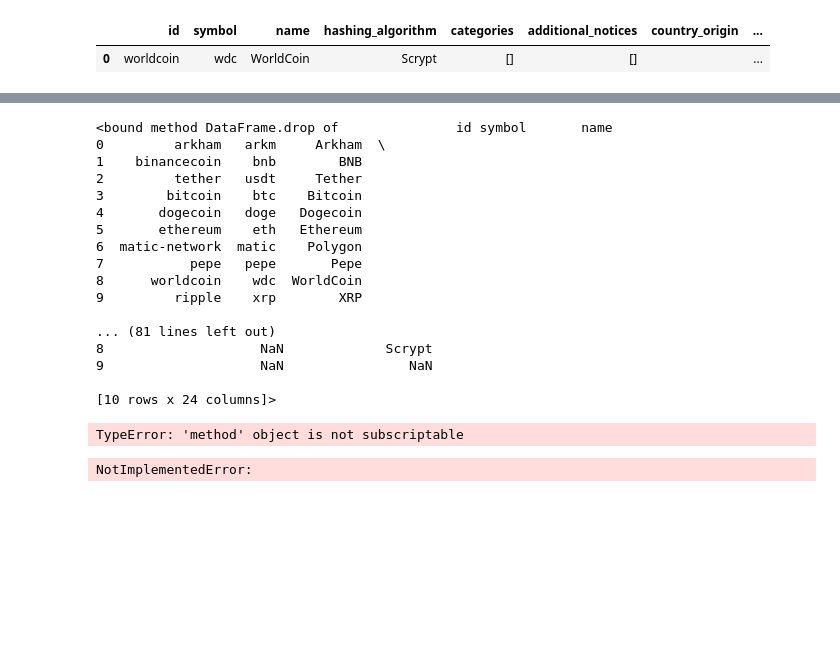
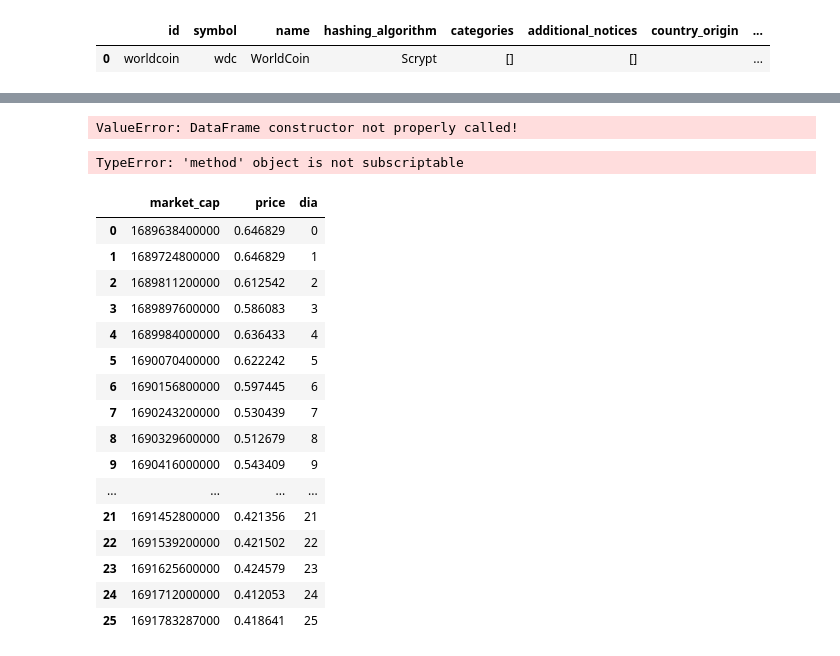
Before and after one commit to NahuVidales/CryptoDataAnalytics, a Jupyter notebook: ETL.ipynb, the cells around one changed output, grey strips where cells are left out. Cells and saved outputs as stored; diff of their text form; code cells hidden in the pictures; blank space fills up the shorter version.

```diff
--- a/ETL.ipynb
+++ b/ETL.ipynb
@@ -282,7 +282,7 @@ pepe
 # %%
 
 # Ruta del archivo JSON
-json_path_usdt = r'C:\Users\Admin\Documents\GitHub\CryptoDataAnalytics\Dataset JSON\informacion general\usdt.json'
+json_path_usdt = r'Dataset JSON/informacion general/usdt.json'
 
 # Cargar el contenido del archivo JSON
 with open(json_path_usdt, 'rb') as file:
@@ -323,7 +323,7 @@ usdt
 # %%
 
 # Ruta del archivo JSON
-json_path_worldcoin = r'C:\Users\Admin\Documents\GitHub\CryptoDataAnalytics\Dataset JSON\informacion general\worldcoin.json'
+json_path_worldcoin = r'Dataset JSON/informacion general/worldcoin.json'
 
 # Cargar el contenido del archivo JSON
 with open(json_path_worldcoin, 'rb') as file:
@@ -364,7 +364,7 @@ worldcoin
 # %%
 
 # Ruta del archivo JSON
-json_path_xrp = r'C:\Users\Admin\Documents\GitHub\CryptoDataAnalytics\Dataset JSON\informacion general\xrp.json'
+json_path_xrp = r'Dataset JSON/informacion general/xrp.json'
 
 # Cargar el contenido del archivo JSON
 with open(json_path_xrp, 'rb') as file:
@@ -417,26 +417,10 @@ combined_crip = combined_crip[combined_crip.columns.drop(list(combined_crip.filt
 combined_crip = combined_crip.drop
 
 
-# Mostrar el DataFrame combinado
-combined_crip
+#Convertimos combined_crip en un dataframe de pandas
+combined_crip = pd.DataFrame(combined_crip)
 # %% [output]
-<bound method DataFrame.drop of               id symbol       name
-0         arkham   arkm     Arkham  \
-1    binancecoin    bnb        BNB
-2         tether   usdt     Tether
-3        bitcoin    btc    Bitcoin
-4       dogecoin   doge   Dogecoin
-5       ethereum    eth   Ethereum
-6  matic-network  matic    Polygon
-7           pepe   pepe       Pepe
-8      worldcoin    wdc  WorldCoin
-9         ripple    xrp        XRP
-
-... (81 lines left out)
-8                    NaN             Scrypt
-9                    NaN                NaN
-
-[10 rows x 24 columns]>
+ValueError: DataFrame constructor not properly called!
 # %%
 #Cambiaremos los valores de "country_origin" donde sean nulos por "unknown"
 #combined_crip['country_origin'] = combined_crip['country_origin'].replace('', 'Unknown')
@@ -461,17 +445,35 @@ bnb_cap_json = r'Dataset JSON\capitalizacion y cotizacion\bnb.json'
-# %%
-# Cargar el contenido del archivo JSON
-with open(arkham_cap_json, 'rb') as file:
-    json_dict_arkham = file.read().decode('utf-8')
-
-# Convertir la cadena JSON en un diccionario
-arkham_cap = json.loads(json_dict_arkham)
-
-# Normalizar el JSON y crear un DataFrame
-arkham_cap = pd.json_normalize(json_dict_arkham)
-
-# Eliminar columnas nulas o que sean iguales a 0
-arkham_cap = arkham_cap.dropna(axis=1, how='all')
-arkham_cap = arkham_cap.loc[:, (xrp != 0).any(axis=0)]
-arkham_cap
-# %% [output]
-NotImplementedError:
+# %%
+# Load the content of the JSON file
+with open(arkham_cap_json, 'r') as file:
+    arkham_cap_content = file.read()
+
+# Convert the JSON string into a dictionary
+arkham_cap = json.loads(arkham_cap_content)
+
+# Normalize the JSON and create a DataFrame
+arkham = pd.json_normalize(arkham_cap)
+
+# Convertir las listas anidadas en filas individuales para la columna 'prices'
+prices_data = arkham_cap['prices']
+prices_df_arkham = pd.DataFrame(prices_data, columns=['market_cap', 'price'])
+#Haremos una columna dia numero para poder hacer un plot de la evolucion de los precios y esta sera en funcion del indice de fila
+prices_df_arkham['dia'] = prices_df_arkham.index
+prices_df_arkham
+# %% [output]
+|  | market_cap | price | dia |
+| 0 | 1689638400000 | 0.646829 | 0 |
+| 1 | 1689724800000 | 0.646829 | 1 |
+| 2 | 1689811200000 | 0.612542 | 2 |
+| 3 | 1689897600000 | 0.586083 | 3 |
+| 4 | 1689984000000 | 0.636433 | 4 |
+| 5 | 1690070400000 | 0.622242 | 5 |
+| 6 | 1690156800000 | 0.597445 | 6 |
+| 7 | 1690243200000 | 0.530439 | 7 |
+| 8 | 1690329600000 | 0.512679 | 8 |
+| 9 | 1690416000000 | 0.543409 | 9 |
+| ... | ... | ... | ... |
+| 21 | 1691452800000 | 0.421356 | 21 |
+| 22 | 1691539200000 | 0.421502 | 22 |
+| 23 | 1691625600000 | 0.424579 | 23 |
+| 24 | 1691712000000 | 0.412053 | 24 |
+| 25 | 1691783287000 | 0.418641 | 25 |
```
Also changed, not shown: parts of 18 cells of this notebook, 14 other files.
